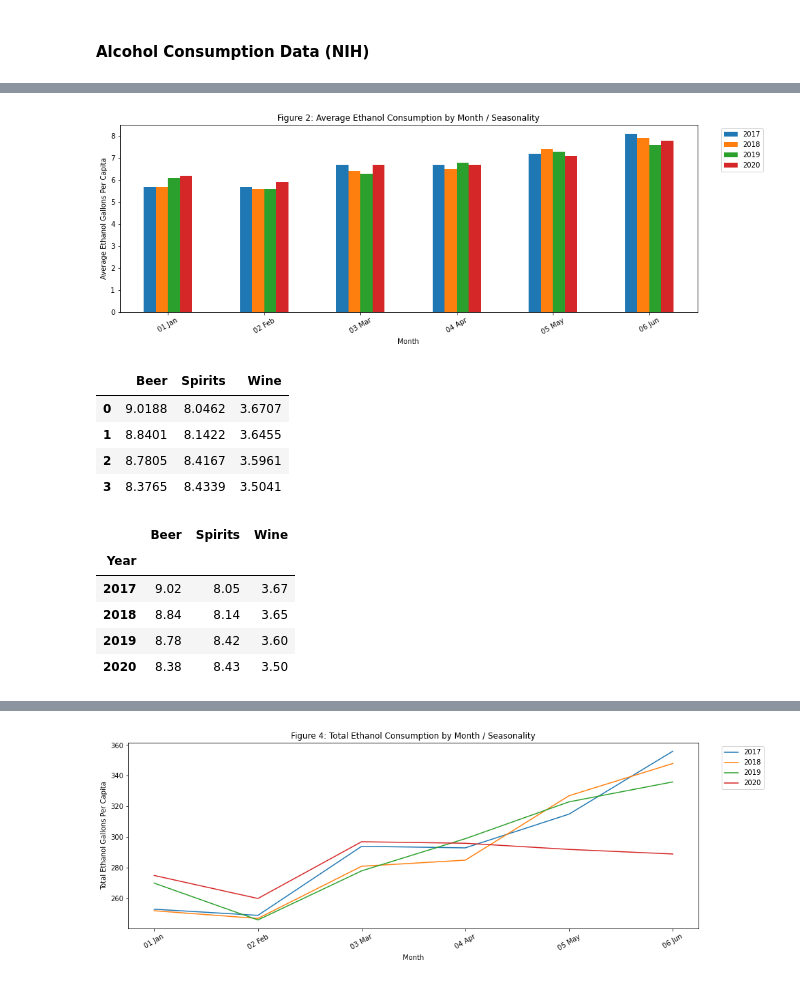
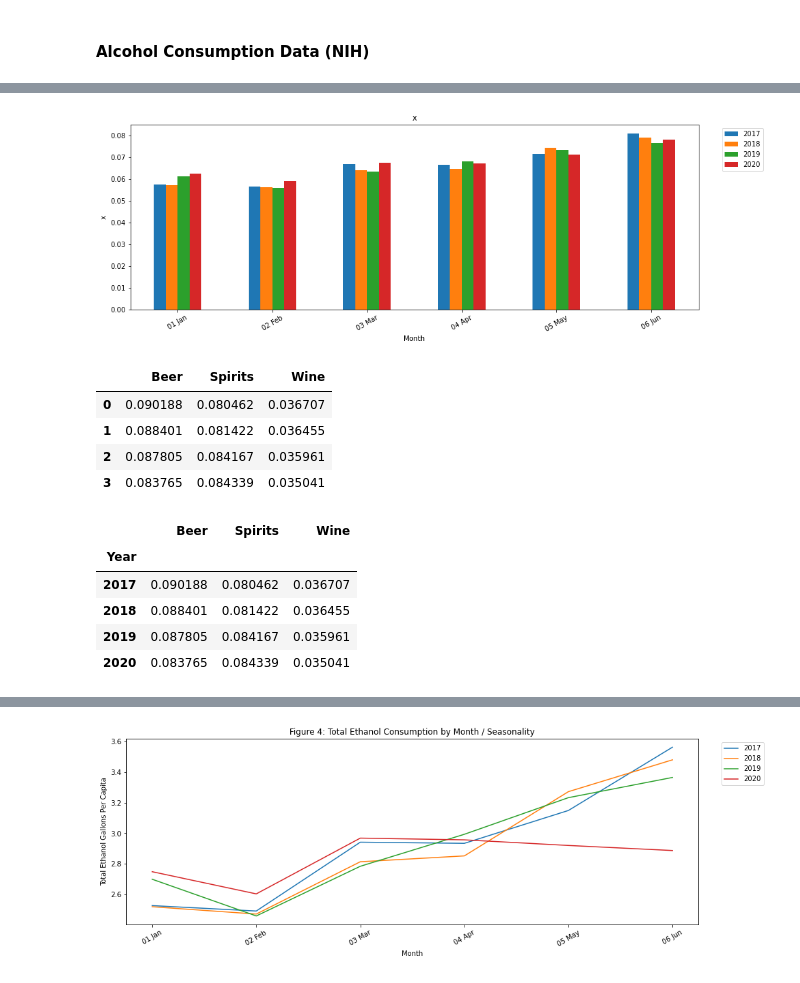
Before and after one commit to zach-18/Project_1_Group_3, a Jupyter notebook: Data Cleanup Notebook.ipynb, the cells around one changed output, grey strips where cells are left out. Cells and saved outputs as stored; diff of their text form; code cells hidden in the pictures.

```diff
--- a/Data Cleanup Notebook.ipynb
+++ b/Data Cleanup Notebook.ipynb
@@ -258,7 +258,7 @@ alcohol_df.head()
 | 4 | Florida | 2017 | 01 Jan | Spirits | 1138752 | 17722275 | 0.0643 | NaN | NaN |
 # %%
 # Step 8: Add calculations as new columns
-alcohol_df["PerCapita"] = (alcohol_df["PerCapita"]*100).round(2)
+alcohol_df["PerCapita"] = (alcohol_df["PerCapita"])
 alcohol_df.head()
 # %% [output]
 |  | State | Year | Month | Beverage | Ethanol | Population | PerCapita | PerCapita3yr | PctChange |
@@ -270,6 +270,6 @@ alcohol_df.head()
 # %%
 # Step 8: Add calculations as new columns
-alcohol_df["PerCapita3yr"] = (alcohol_df["PerCapita3yr"]*100).round(2)
+alcohol_df["PerCapita3yr"] = (alcohol_df["PerCapita3yr"])
 alcohol_df.head()
 # %% [output]
 |  | State | Year | Month | Beverage | Ethanol | Population | PerCapita | PerCapita3yr | PctChange |
@@ -303,7 +303,7 @@ for y in season_df["Year"].unique().tolist():
     season_df[y] = season_df.loc[ season_df["Year"]== y ,'PerCapita']
 
 plot_df =season_df.copy(deep=True)
-plot_df = plot_df.drop(columns=["Year","PerCapita"]).set_index("Month").round(1)
+plot_df = plot_df.drop(columns=["Year","PerCapita"]).set_index("Month")
 plot_df = pd.DataFrame({ col: plot_df[col].dropna() for col in plot_df.columns})
 plot_df = plot_df.apply (pd.to_numeric, errors='coerce')
 plot_df = plot_df.dropna()
@@ -328,11 +327,0 @@ plt.savefig("Images/fig1.png")
-# %%
-season_df["Year"].unique().tolist()
-for y in season_df["Year"].unique().tolist():
-    season_df[y] = season_df.loc[ season_df["Year"]== y ,'PerCapita']
-
-plot_df =season_df.copy(deep=True)
-plot_df = plot_df.drop(columns=["Year","PerCapita"]).set_index("Month").round(1)
-plot_df = pd.DataFrame({ col: plot_df[col].dropna() for col in plot_df.columns})
-plot_df = plot_df.apply (pd.to_numeric, errors='coerce')
-plot_df = plot_df.dropna()
-plot_df.head()
@@ -346,18 +328,18 @@ plot_df.head()
 # %%
 plot_df.plot(kind='bar', figsize=(15,5), align="center")
 plt.xlabel("Month")
-plt.ylabel("Average Ethanol Gallons Per Capita")
+plt.ylabel("x")
 plt.xticks(rotation=30, horizontalalignment="center")
 plt.xticks(rotation=30, horizontalalignment="center")
 plt.legend(loc='upper right', bbox_to_anchor=(1.12, 1))
-plt.title("Figure 2: Average Ethanol Consumption by Month / Seasonality")
+plt.title("x")
 plt.savefig("Images/fig2.png")
 # %% [output]
-[figure, old version]
+[figure, new version]
 # %%
-groups = [[0.090188*100, 0.088401*100, 0.087805*100, 0.083765*100],
-          [0.080462*100, 0.081422*100, 0.084167*100, 0.084339*100],
-          [0.036707*100, 0.036455*100, 0.035961*100, 0.035041*100]]
+groups = [[0.090188, 0.088401, 0.087805, 0.083765],
+          [0.080462, 0.081422, 0.084167, 0.084339],
+          [0.036707, 0.036455, 0.035961, 0.035041]]
 group_legend = ['2017', '2018', '2019', '2020']
 group_labels = ['Beer', 'Spirits', 'Wine']
 
@@ -365,21 +347,21 @@ bar2_df = pd.DataFrame(groups, index=group_labels).T
 bar2_df.head()
 # %% [output]
 |  | Beer | Spirits | Wine |
-| 0 | 9.0188 | 8.0462 | 3.6707 |
-| 1 | 8.8401 | 8.1422 | 3.6455 |
-| 2 | 8.7805 | 8.4167 | 3.5961 |
-| 3 | 8.3765 | 8.4339 | 3.5041 |
+| 0 | 0.090188 | 0.080462 | 0.036707 |
+| 1 | 0.088401 | 0.081422 | 0.036455 |
+| 2 | 0.087805 | 0.084167 | 0.035961 |
+| 3 | 0.083765 | 0.084339 | 0.035041 |
 # %%
 bar2_df['Year'] = group_legend
-bar2_df = bar2_df.set_index('Year').round(2)
+bar2_df = bar2_df.set_index('Year')
 bar2_df
 # %% [output]
 |  | Beer | Spirits | Wine |
 | Year |  |  |  |
-| 2017 | 9.02 | 8.05 | 3.67 |
-| 2018 | 8.84 | 8.14 | 3.65 |
-| 2019 | 8.78 | 8.42 | 3.60 |
-| 2020 | 8.38 | 8.43 | 3.50 |
+| 2017 | 0.090188 | 0.080462 | 0.036707 |
+| 2018 | 0.088401 | 0.081422 | 0.036455 |
+| 2019 | 0.087805 | 0.084167 | 0.035961 |
+| 2020 | 0.083765 | 0.084339 | 0.035041 |
 # %%
 bar2_df.plot(kind='bar', figsize=(15,5), align="center")
 plt.title("Figure 3: Average Ethanol Consumption by Month / Seasonality")
```
Also changed, not shown: parts of 11 cells of this notebook.
